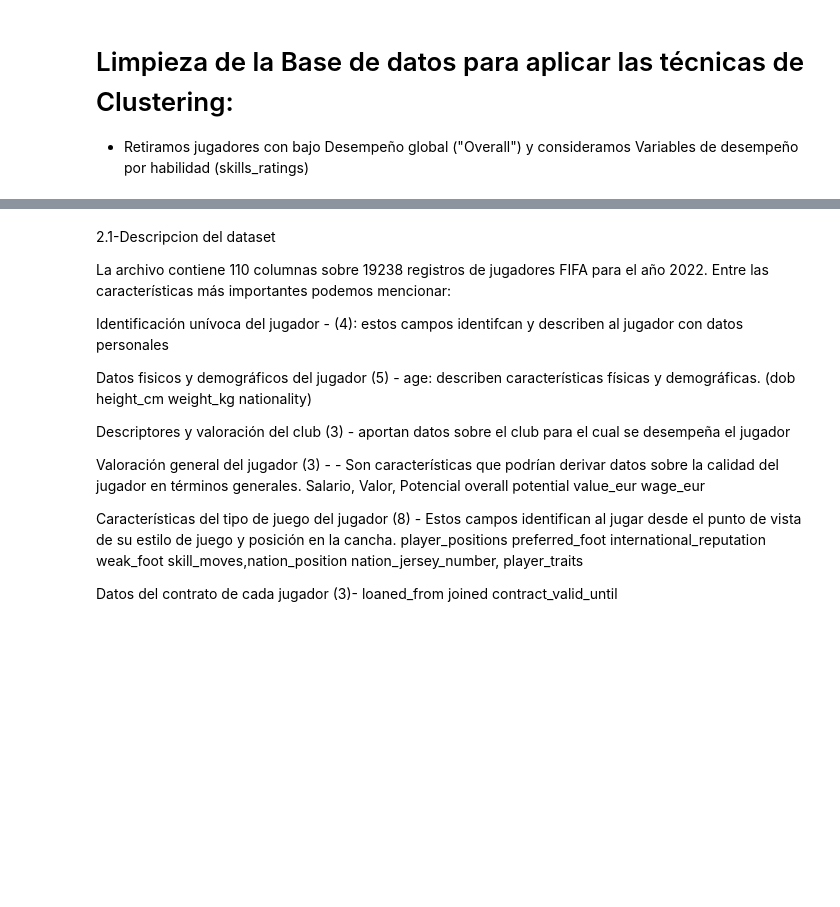
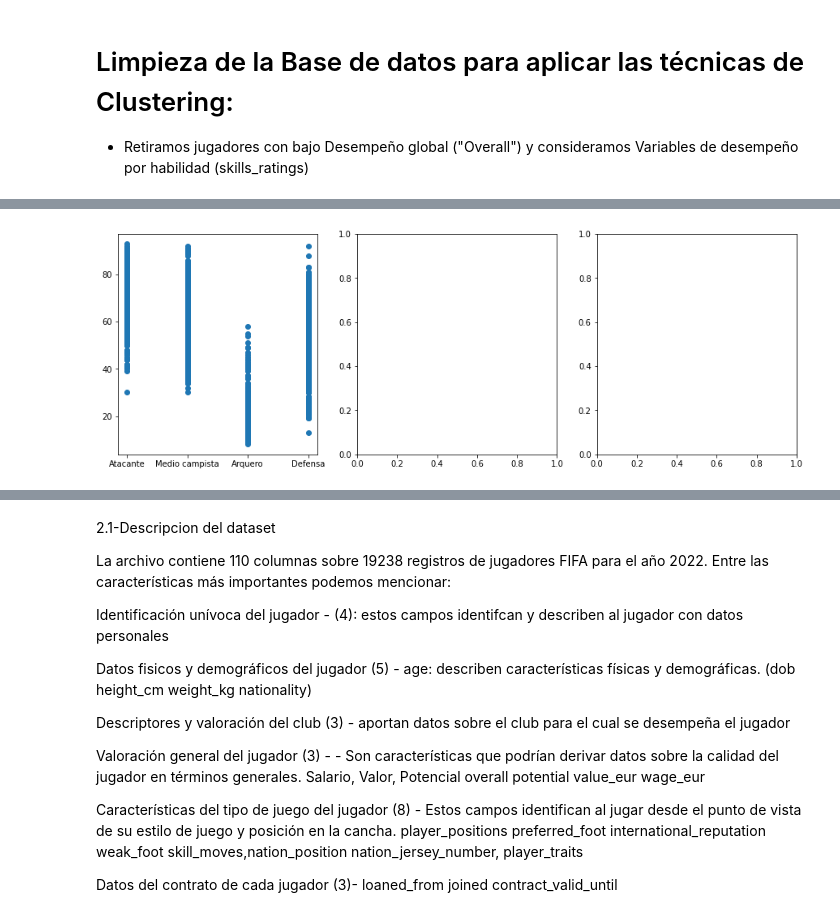
Before and after one commit to Grupo242022/AN_Supervisado_2022, a Jupyter notebook: Práctico_NoSupervisado_fifa2022_G24.ipynb, the cells around one changed output, grey strips where cells are left out. Cells and saved outputs as stored; diff of their text form; code cells hidden in the pictures; blank space fills up the shorter version.

```diff
--- a/Práctico_NoSupervisado_fifa2022_G24.ipynb
+++ b/Práctico_NoSupervisado_fifa2022_G24.ipynb
@@ -211,0 +266,9 @@ plt.show()
+# %%
+fig, ax = plt.subplots(nrows=1, ncols=3, figsize=(15,5))
+
+ax[0].scatter(x=df2.Main_Position, y=df2.mentality_penalties)
+# ax[0].xlabel('Defensa')
+# ax[0].ylabel('')
+plt.show()
+# %% [output]
+[figure, added]
```
Also changed, not shown: parts of 28 cells of this notebook.
